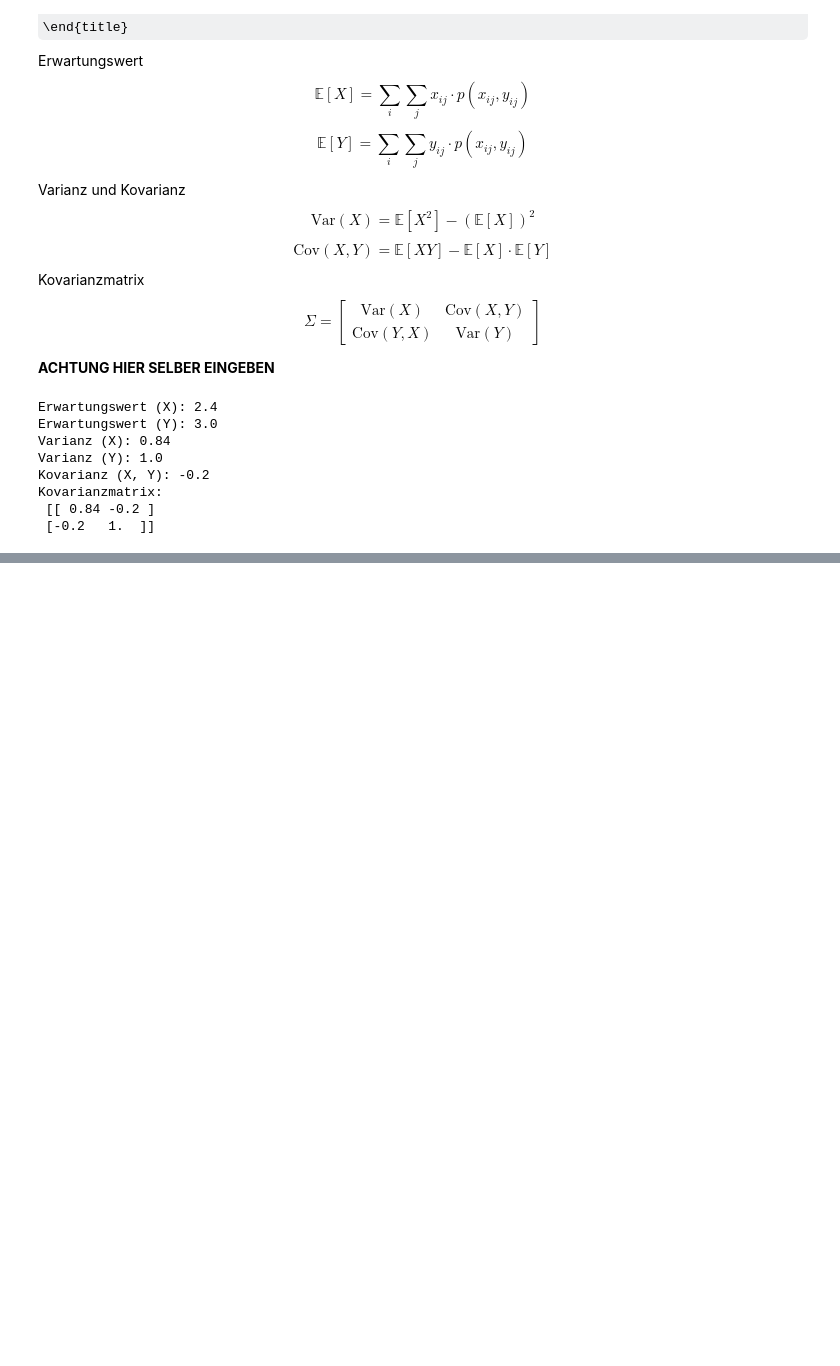
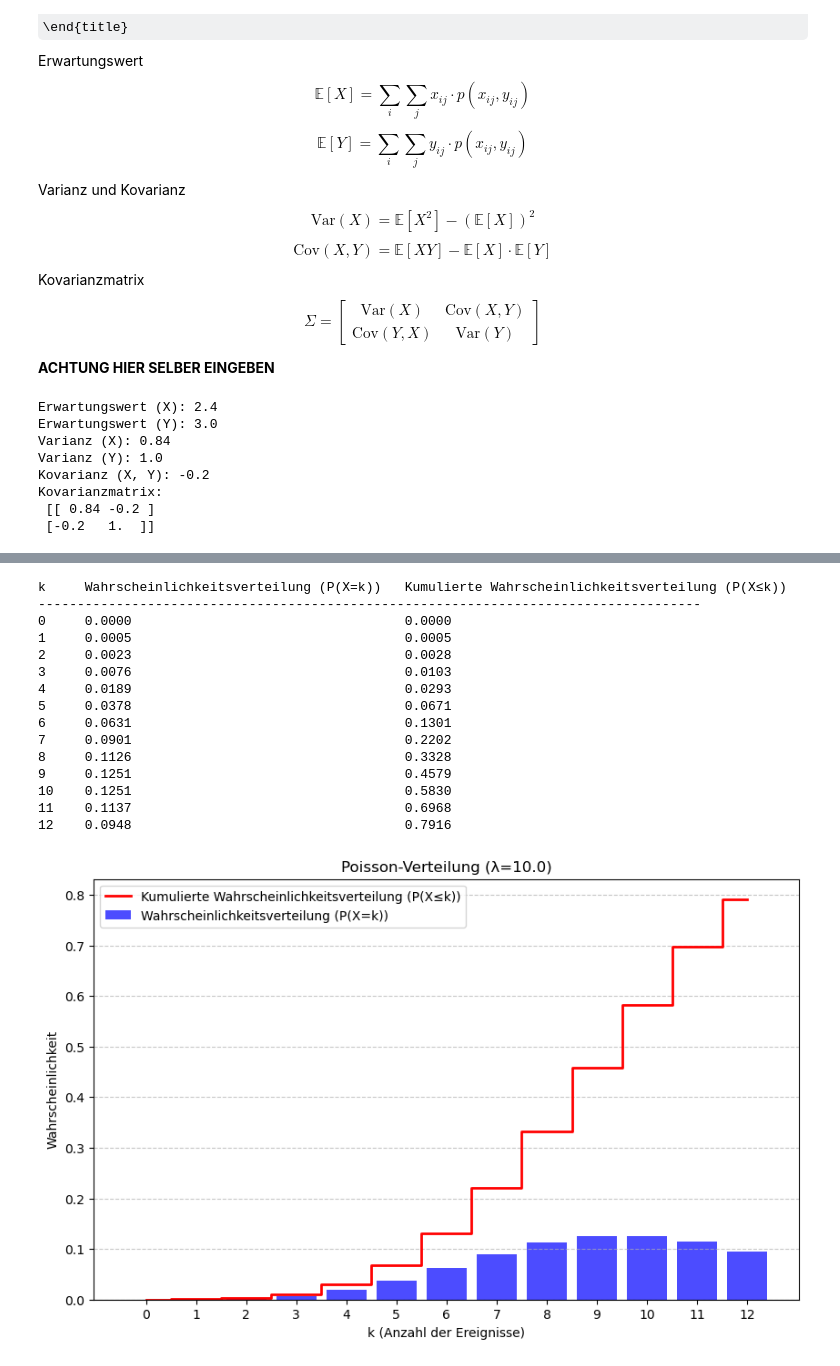
Before and after one commit to Tschoppsilas/WER, a Jupyter notebook: Berechnungen geordnet nach LE.ipynb, the cells around one changed output, grey strips where cells are left out. Saved outputs shown, nothing was run; the diff lists cells and outputs as text; code cells hidden in the pictures; some formulas as TeX source; blank space fills up the shorter version.

```diff
--- a/Berechnungen geordnet nach LE.ipynb
+++ b/Berechnungen geordnet nach LE.ipynb
@@ -183,0 +196,19 @@ Kovarianzmatrix:
+# %%
+poisson_verteilung()
+# %% [output]
+k     Wahrscheinlichkeitsverteilung (P(X=k))   Kumulierte Wahrscheinlichkeitsverteilung (P(X≤k))
+-------------------------------------------------------------------------------------
+0     0.0000                                   0.0000
+1     0.0005                                   0.0005
+2     0.0023                                   0.0028
+3     0.0076                                   0.0103
+4     0.0189                                   0.0293
+5     0.0378                                   0.0671
+6     0.0631                                   0.1301
+7     0.0901                                   0.2202
+8     0.1126                                   0.3328
+9     0.1251                                   0.4579
+10    0.1251                                   0.5830
+11    0.1137                                   0.6968
+12    0.0948                                   0.7916
+[figure, added]
```
Also changed, not shown: parts of 10 cells of this notebook, 4 other files.
